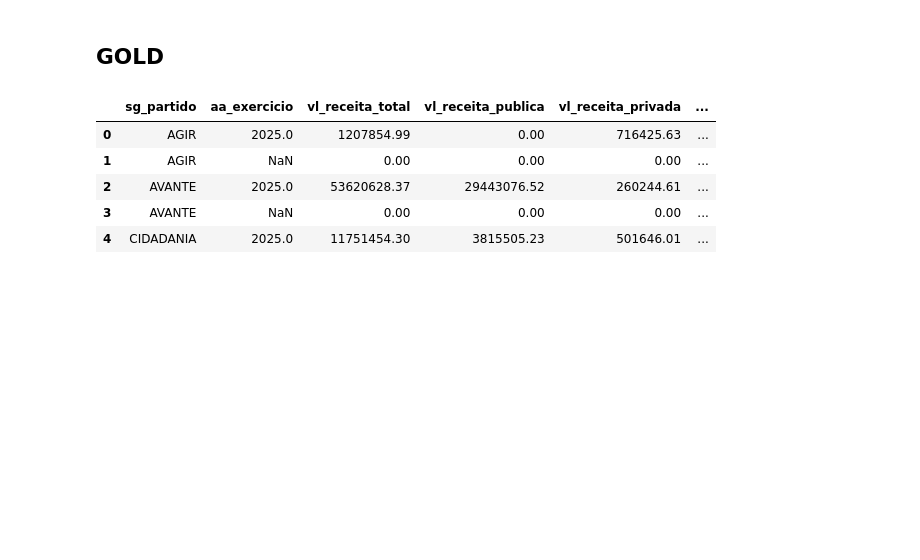
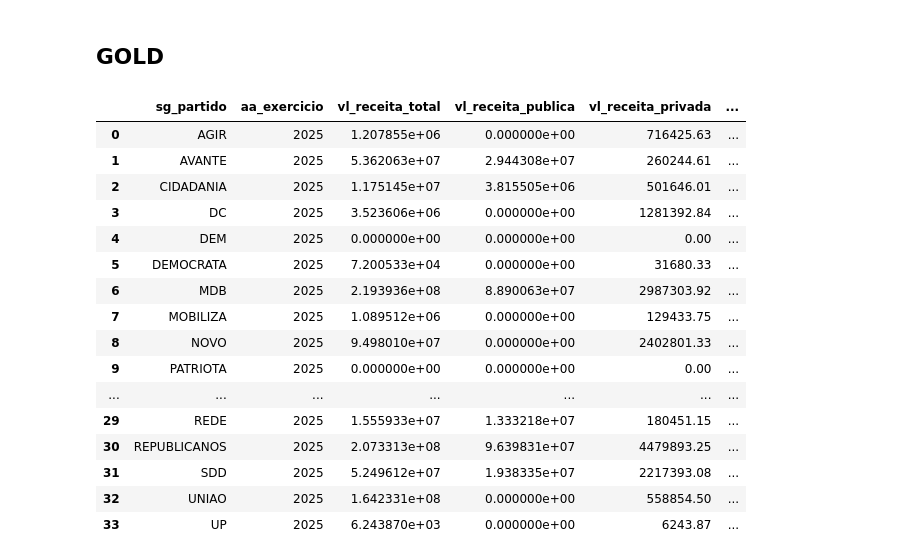
Before and after one commit to nicolas0liveira/transparencia_partidaria_br, a Jupyter notebook: notebooks/00-debug_generico.ipynb, the cells around one changed output. Saved outputs shown, nothing was run; the diff lists cells and outputs as text; code cells hidden in the pictures; blank space fills up the shorter version.

```diff
--- a/notebooks/00-debug_generico.ipynb
+++ b/notebooks/00-debug_generico.ipynb
@@ -185,21 +349,32 @@ df
 # %%
 PARQUET_FILE_NAME = "partido_ano_receita.parquet"
 
 df = duckdb.sql(
     f"""
     SELECT
         *
     FROM read_parquet(
         '../data/04-gold/{PARQUET_FILE_NAME}'
     )
     """
 ).df()
 
-df.head()
+df
 # %% [output]
 |  | sg_partido | aa_exercicio | vl_receita_total | vl_receita_publica | vl_receita_privada | ... |
-| 0 | AGIR | 2025.0 | 1207854.99 | 0.00 | 716425.63 | ... |
-| 1 | AGIR | NaN | 0.00 | 0.00 | 0.00 | ... |
-| 2 | AVANTE | 2025.0 | 53620628.37 | 29443076.52 | 260244.61 | ... |
-| 3 | AVANTE | NaN | 0.00 | 0.00 | 0.00 | ... |
-| 4 | CIDADANIA | 2025.0 | 11751454.30 | 3815505.23 | 501646.01 | ... |
+| 0 | AGIR | 2025 | 1.207855e+06 | 0.000000e+00 | 716425.63 | ... |
+| 1 | AVANTE | 2025 | 5.362063e+07 | 2.944308e+07 | 260244.61 | ... |
+| 2 | CIDADANIA | 2025 | 1.175145e+07 | 3.815505e+06 | 501646.01 | ... |
+| 3 | DC | 2025 | 3.523606e+06 | 0.000000e+00 | 1281392.84 | ... |
+| 4 | DEM | 2025 | 0.000000e+00 | 0.000000e+00 | 0.00 | ... |
+| 5 | DEMOCRATA | 2025 | 7.200533e+04 | 0.000000e+00 | 31680.33 | ... |
+| 6 | MDB | 2025 | 2.193936e+08 | 8.890063e+07 | 2987303.92 | ... |
+| 7 | MOBILIZA | 2025 | 1.089512e+06 | 0.000000e+00 | 129433.75 | ... |
+| 8 | NOVO | 2025 | 9.498010e+07 | 0.000000e+00 | 2402801.33 | ... |
+| 9 | PATRIOTA | 2025 | 0.000000e+00 | 0.000000e+00 | 0.00 | ... |
+| ... | ... | ... | ... | ... | ... | ... |
+| 29 | REDE | 2025 | 1.555933e+07 | 1.333218e+07 | 180451.15 | ... |
+| 30 | REPUBLICANOS | 2025 | 2.073313e+08 | 9.639831e+07 | 4479893.25 | ... |
+| 31 | SDD | 2025 | 5.249612e+07 | 1.938335e+07 | 2217393.08 | ... |
+| 32 | UNIAO | 2025 | 1.642331e+08 | 0.000000e+00 | 558854.50 | ... |
+| 33 | UP | 2025 | 6.243870e+03 | 0.000000e+00 | 6243.87 | ... |
```
Also changed, not shown: parts of 9 cells of this notebook, 12 other files.
